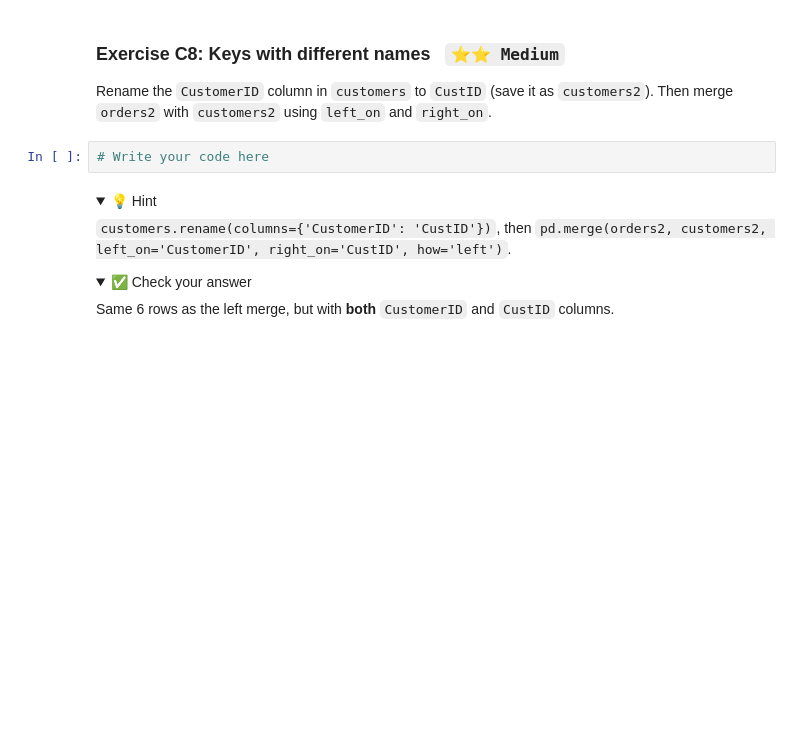
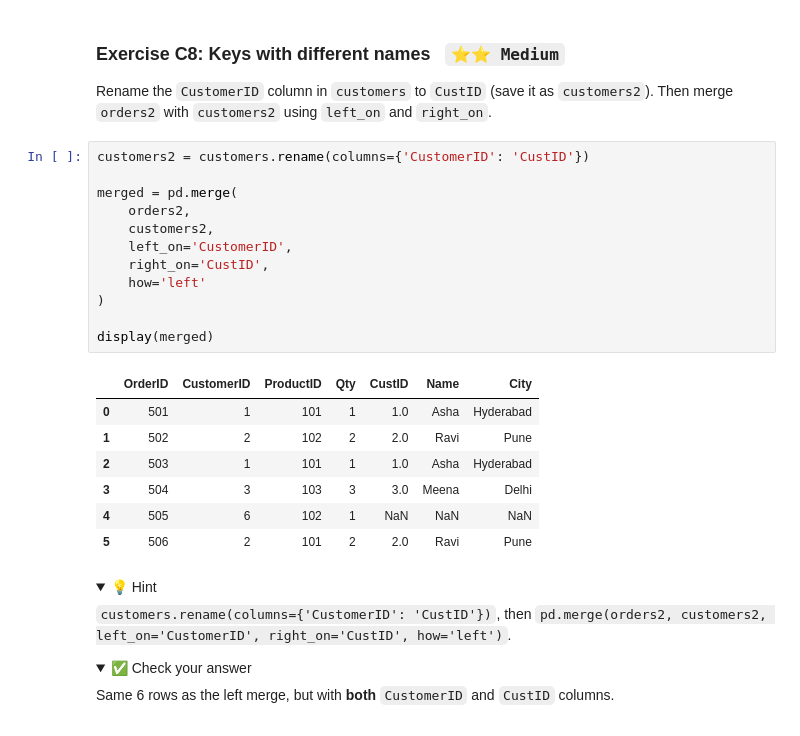
Before and after one commit to Taulant-TM/pandas-assessment, a Jupyter notebook: Pandas_Exercises.ipynb, the cells around one changed output. Saved outputs shown, nothing was run; the diff lists cells and outputs as text; folded sections open; blank space fills up the shorter version.

```diff
--- a/Pandas_Exercises.ipynb
+++ b/Pandas_Exercises.ipynb
@@ -858,7 +988,25 @@ Outer merge gives **8 rows** (5 + 1 + 2). Nothing is thrown away.
 
 Rename the `CustomerID` column in `customers` to `CustID` (save it as `customers2`). Then merge `orders2` with `customers2` using `left_on` and `right_on`.
 # %%
-# Write your code here
+customers2 = customers.rename(columns={'CustomerID': 'CustID'})
+
+merged = pd.merge(
+    orders2,
+    customers2,
+    left_on='CustomerID',
+    right_on='CustID',
+    how='left'
+)
+
+display(merged)
+# %% [output]
+|  | OrderID | CustomerID | ProductID | Qty | CustID | Name | City |
+| 0 | 501 | 1 | 101 | 1 | 1.0 | Asha | Hyderabad |
+| 1 | 502 | 2 | 102 | 2 | 2.0 | Ravi | Pune |
+| 2 | 503 | 1 | 101 | 1 | 1.0 | Asha | Hyderabad |
+| 3 | 504 | 3 | 103 | 3 | 3.0 | Meena | Delhi |
+| 4 | 505 | 6 | 102 | 1 | NaN | NaN | NaN |
+| 5 | 506 | 2 | 101 | 2 | 2.0 | Ravi | Pune |
 # %% [markdown]
 <details><summary>💡 Hint</summary>
 
```
Also changed, not shown: parts of 10 cells of this notebook.
